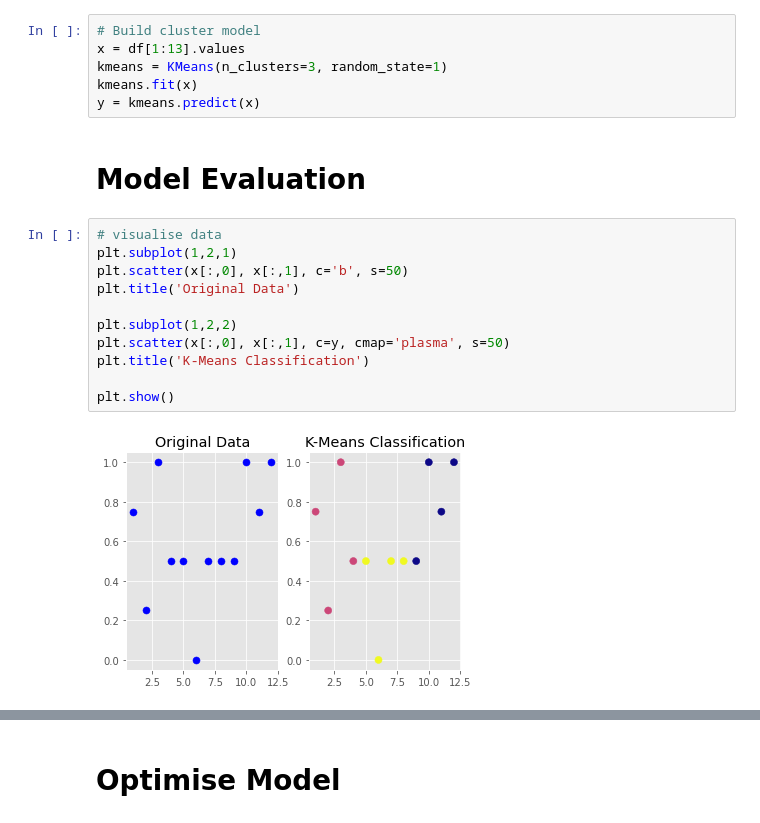
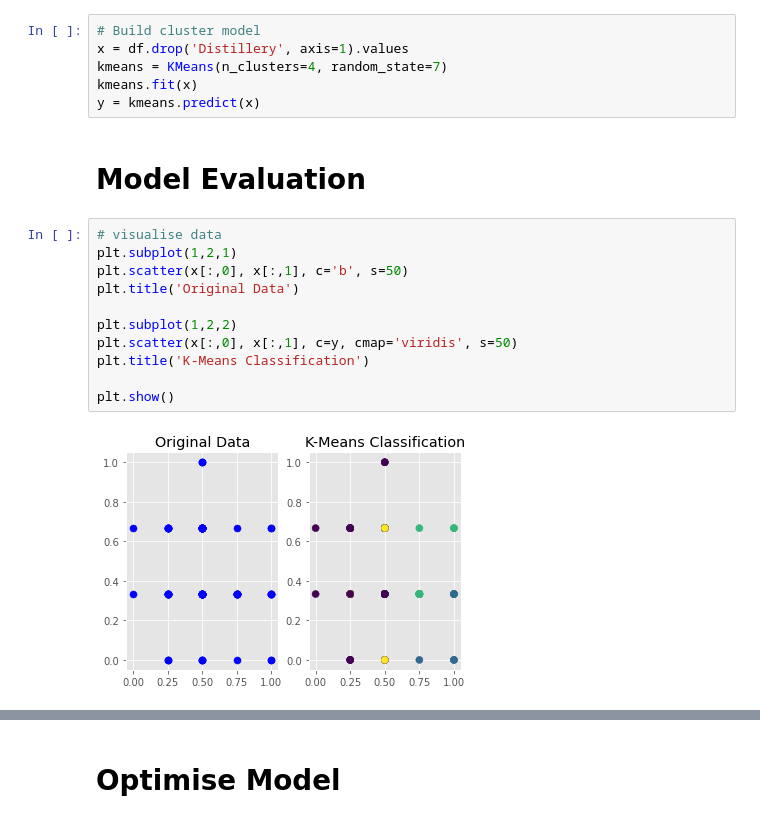
Before and after one commit to Shalom91/K-Means_Whisky_Data, a Jupyter notebook: Whisky_Profiles.ipynb, the cells around one changed output, grey strips where cells are left out. Cells and saved outputs as stored; diff of their text form.

```diff
--- a/Whisky_Profiles.ipynb
+++ b/Whisky_Profiles.ipynb
@@ -82,8 +87,8 @@ df[['Body', 'Sweetness', 'Smoky', 'Medicinal', 'Tobacco', 'Honey', 'Spicy', 'Win
 # Model Building
 # %%
 # Build cluster model
-x = df[1:13].values
-kmeans = KMeans(n_clusters=3, random_state=1)
+x = df.drop('Distillery', axis=1).values
+kmeans = KMeans(n_clusters=4, random_state=7)
 kmeans.fit(x)
 y = kmeans.predict(x)
 # %% [markdown]
@@ -91,13 +96,13 @@ y = kmeans.predict(x)
 # %%
 # visualise data
 plt.subplot(1,2,1)
 plt.scatter(x[:,0], x[:,1], c='b', s=50)
 plt.title('Original Data')
 
 plt.subplot(1,2,2)
-plt.scatter(x[:,0], x[:,1], c=y, cmap='plasma', s=50)
+plt.scatter(x[:,0], x[:,1], c=y, cmap='viridis', s=50)
 plt.title('K-Means Classification')
 
 plt.show()
 # %% [output]
-[figure, old version]
+[figure, new version]
```
Also changed, not shown: parts of 18 cells of this notebook.
